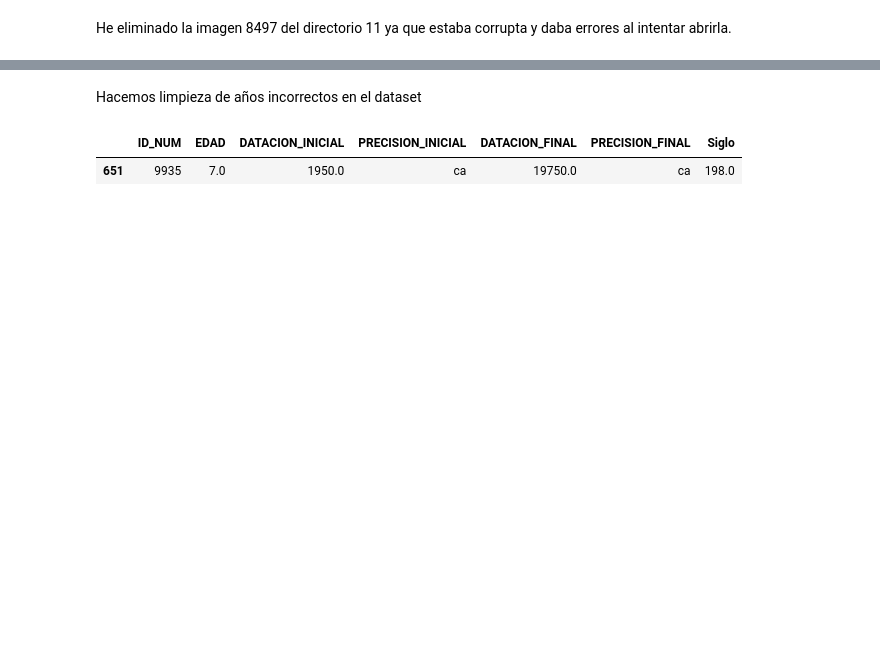
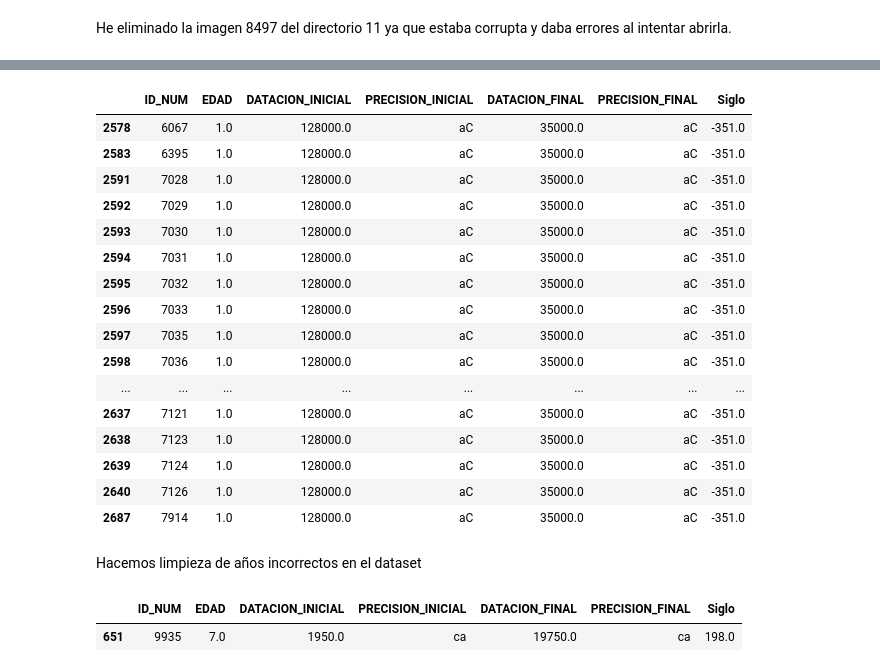
Before and after one commit to IA2021UR/trabajo-ia-en-la-comunidad-de-la-rioja-equipo-10, a Jupyter notebook: Trabajo.ipynb, the cells around one changed output, grey strips where cells are left out. Cells and saved outputs as stored; diff of their text form; code cells hidden in the pictures; blank space fills up the shorter version.

```diff
--- a/Trabajo.ipynb
+++ b/Trabajo.ipynb
@@ -292,4 +280,24 @@ df['Siglo'].value_counts()
 Name: Siglo, dtype: int64
+# %%
+df[df['Siglo'] == -351]
+# %% [output]
+|  | ID_NUM | EDAD | DATACION_INICIAL | PRECISION_INICIAL | DATACION_FINAL | PRECISION_FINAL | Siglo |
+| 2578 | 6067 | 1.0 | 128000.0 | aC | 35000.0 | aC | -351.0 |
+| 2583 | 6395 | 1.0 | 128000.0 | aC | 35000.0 | aC | -351.0 |
+| 2591 | 7028 | 1.0 | 128000.0 | aC | 35000.0 | aC | -351.0 |
+| 2592 | 7029 | 1.0 | 128000.0 | aC | 35000.0 | aC | -351.0 |
+| 2593 | 7030 | 1.0 | 128000.0 | aC | 35000.0 | aC | -351.0 |
+| 2594 | 7031 | 1.0 | 128000.0 | aC | 35000.0 | aC | -351.0 |
+| 2595 | 7032 | 1.0 | 128000.0 | aC | 35000.0 | aC | -351.0 |
+| 2596 | 7033 | 1.0 | 128000.0 | aC | 35000.0 | aC | -351.0 |
+| 2597 | 7035 | 1.0 | 128000.0 | aC | 35000.0 | aC | -351.0 |
+| 2598 | 7036 | 1.0 | 128000.0 | aC | 35000.0 | aC | -351.0 |
+| ... | ... | ... | ... | ... | ... | ... | ... |
+| 2637 | 7121 | 1.0 | 128000.0 | aC | 35000.0 | aC | -351.0 |
+| 2638 | 7123 | 1.0 | 128000.0 | aC | 35000.0 | aC | -351.0 |
+| 2639 | 7124 | 1.0 | 128000.0 | aC | 35000.0 | aC | -351.0 |
+| 2640 | 7126 | 1.0 | 128000.0 | aC | 35000.0 | aC | -351.0 |
+| 2687 | 7914 | 1.0 | 128000.0 | aC | 35000.0 | aC | -351.0 |
 # %% [markdown]
 Hacemos limpieza de años incorrectos en el dataset
 # %%
```
Also changed, not shown: parts of 20 cells of this notebook.
